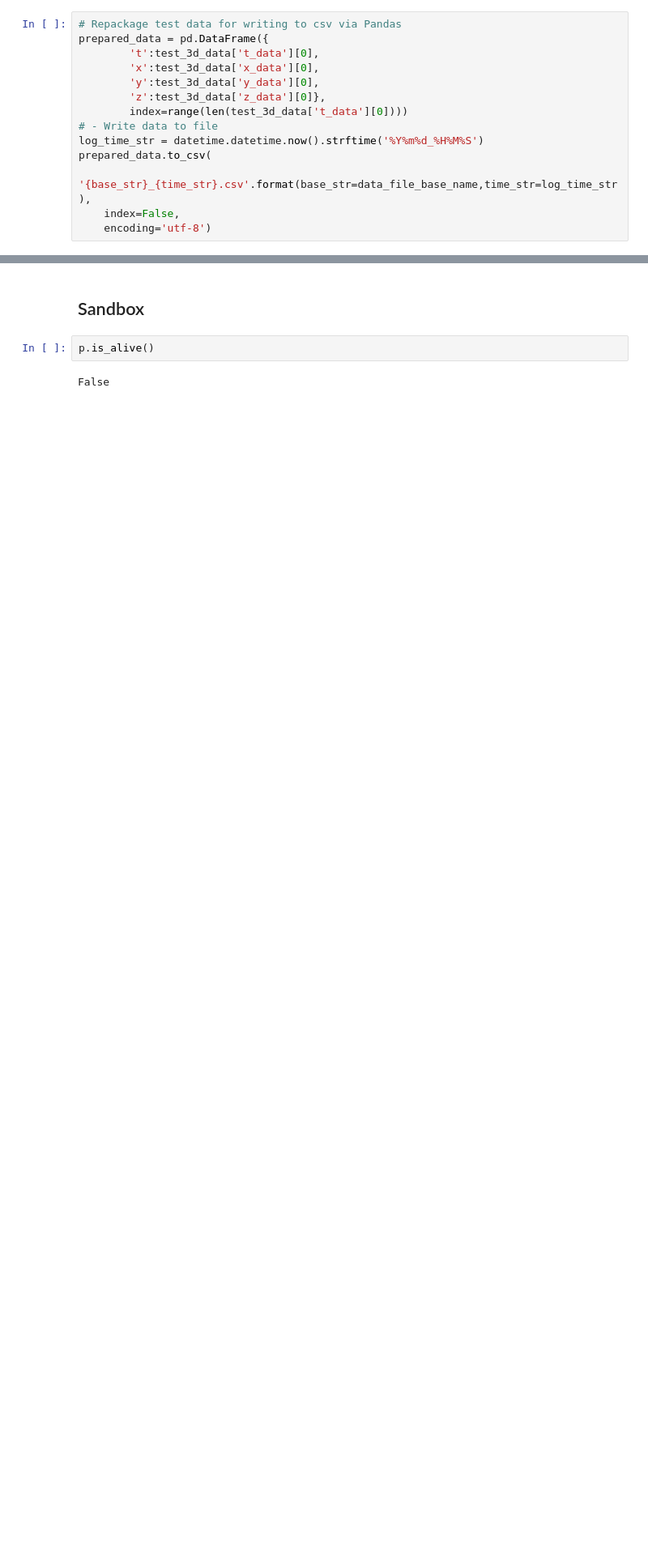
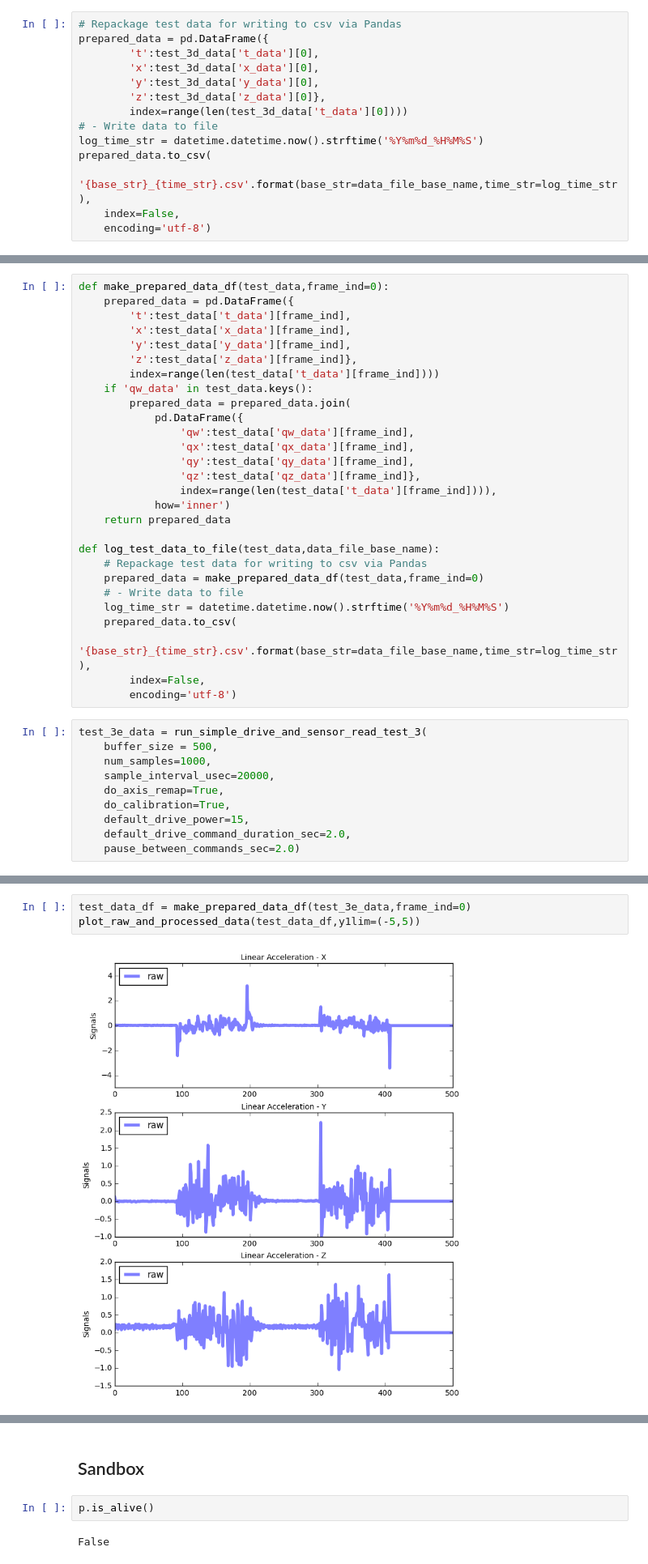
Before and after one commit to Nanigans/nanibot, a Jupyter notebook: sandboxes/ipython_notebooks/imu_multiproc_sampling_and_buffering_test_2.ipynb, the cells around one changed output, grey strips where cells are left out. Shown at 81% size. Drawn from its saved outputs; the diff is of its cells as text; blank space fills up the shorter version.

```diff
--- a/sandboxes/ipython_notebooks/imu_multiproc_sampling_and_buffering_test_2.ipynb
+++ b/sandboxes/ipython_notebooks/imu_multiproc_sampling_and_buffering_test_2.ipynb
@@ -1027,0 +1213,38 @@ prepared_data.to_csv(
+# %%
+def make_prepared_data_df(test_data,frame_ind=0):
+    prepared_data = pd.DataFrame({
+        't':test_data['t_data'][frame_ind],
+        'x':test_data['x_data'][frame_ind],
+        'y':test_data['y_data'][frame_ind],
+        'z':test_data['z_data'][frame_ind]},
+        index=range(len(test_data['t_data'][frame_ind])))
+    if 'qw_data' in test_data.keys():
+        prepared_data = prepared_data.join(
+            pd.DataFrame({
+                'qw':test_data['qw_data'][frame_ind],
+                'qx':test_data['qx_data'][frame_ind],
+                'qy':test_data['qy_data'][frame_ind],
+                'qz':test_data['qz_data'][frame_ind]},
+                index=range(len(test_data['t_data'][frame_ind]))),
+            how='inner')
+    return prepared_data
+
+def log_test_data_to_file(test_data,data_file_base_name):
+    # Repackage test data for writing to csv via Pandas
+    prepared_data = make_prepared_data_df(test_data,frame_ind=0)
+    # - Write data to file
+    log_time_str = datetime.datetime.now().strftime('%Y%m%d_%H%M%S')
+    prepared_data.to_csv(
+        '{base_str}_{time_str}.csv'.format(base_str=data_file_base_name,time_str=log_time_str),
+        index=False,
+        encoding='utf-8')
+# %%
+test_3e_data = run_simple_drive_and_sensor_read_test_3(
+    buffer_size = 500,
+    num_samples=1000,
+    sample_interval_usec=20000,
+    do_axis_remap=True,
+    do_calibration=True,
+    default_drive_power=15,
+    default_drive_command_duration_sec=2.0,
+    pause_between_commands_sec=2.0)
@@ -1027,0 +1269,5 @@ prepared_data.to_csv(
+# %%
+test_data_df = make_prepared_data_df(test_3e_data,frame_ind=0)
+plot_raw_and_processed_data(test_data_df,y1lim=(-5,5))
+# %% [output]
+[figure, added]
```
Also changed, not shown: parts of 8 cells of this notebook, 1 other file.
